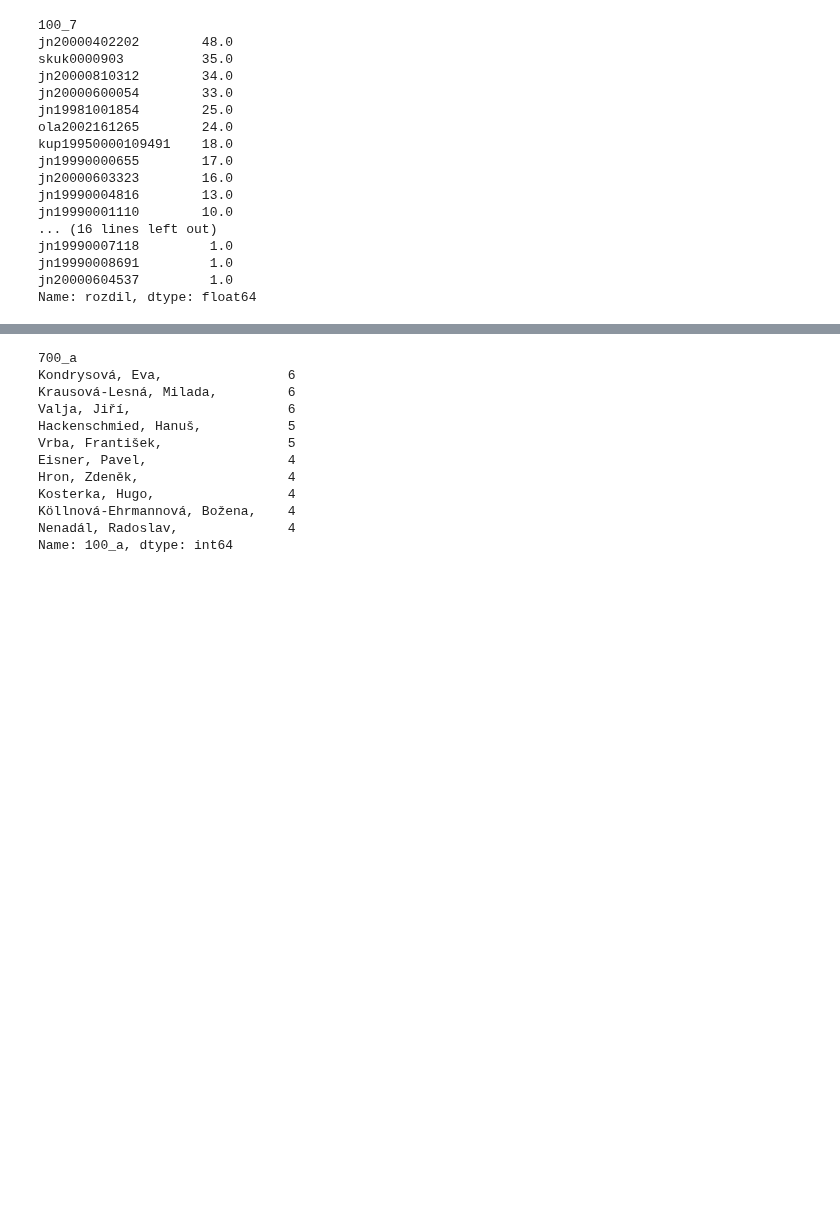
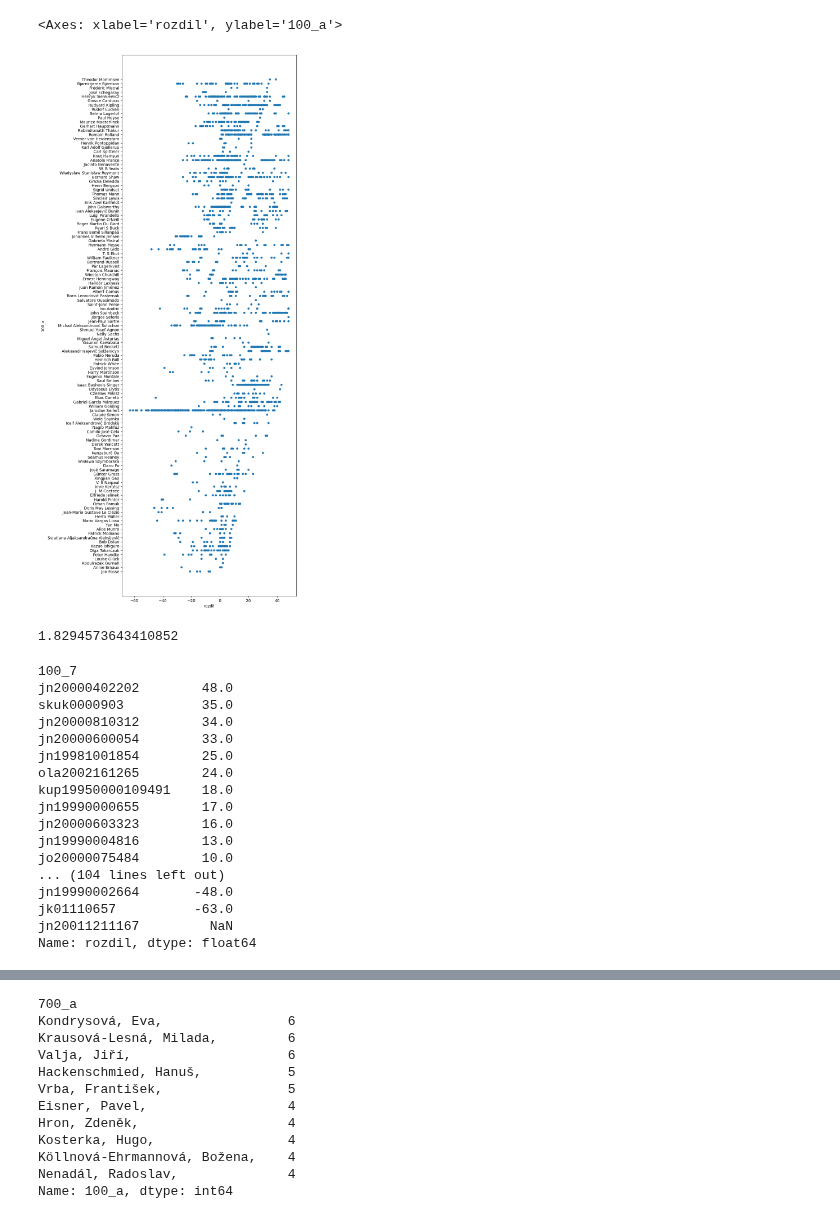
Before and after one commit to DataRozhlas/knizni-peoplemetr, a Jupyter notebook: 120c_nobelovky.ipynb, the cells around one changed output, grey strips where cells are left out. Drawn from its saved outputs; the diff is of its cells as text; code cells hidden in the pictures; blank space fills up the shorter version.

```diff
--- a/120c_nobelovky.ipynb
+++ b/120c_nobelovky.ipynb
@@ -159,5 +218,14 @@ Name: rozdil, dtype: float64
+# %%
+df[df['rozdil'] <= df.groupby('100_7')['rozdil'].min().max()].sort_values('nobelovka',ascending=False)[['100_a','rozdil']].plot.scatter(x='rozdil',y='100_a',figsize=(8,25))
+# %% [output]
+<Axes: xlabel='rozdil', ylabel='100_a'>
+[figure, added]
+# %%
+len(df[df['rozdil'].isin([1,2,3])]) / len(df[df['rozdil'].isin([-1,-2,-3])])
+# %% [output]
+1.8294573643410852
 # %%
-df.groupby('100_7')['rozdil'].min().nlargest(30)
+df.groupby('100_7')['rozdil'].min().nlargest(200)
 # %% [output]
 100_7
 jn20000402202        48.0
@@ -170,9 +238,9 @@ kup19950000109491    18.0
 jn19990000655        17.0
 jn20000603323        16.0
 jn19990004816        13.0
-jn19990001110        10.0
-... (16 lines left out)
-jn19990007118         1.0
-jn19990008691         1.0
-jn20000604537         1.0
+jo20000075484        10.0
+... (104 lines left out)
+jn19990002664       -48.0
+jk01110657          -63.0
+jn20011211167         NaN
 Name: rozdil, dtype: float64
```
Also changed, not shown: parts of 44 cells of this notebook, 6 other files.
